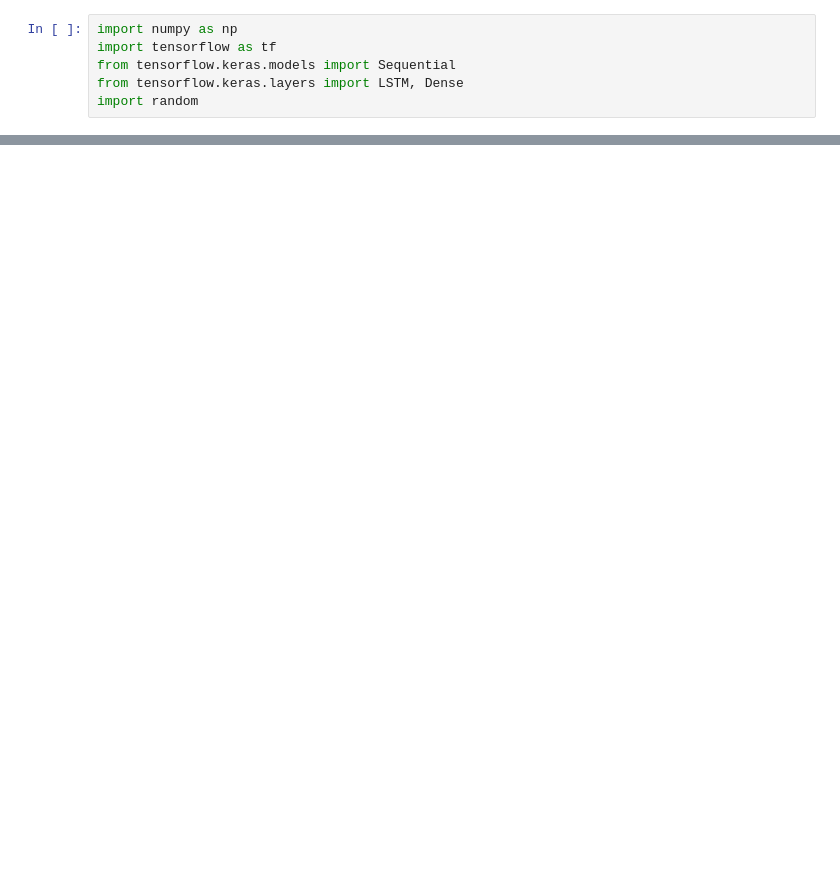
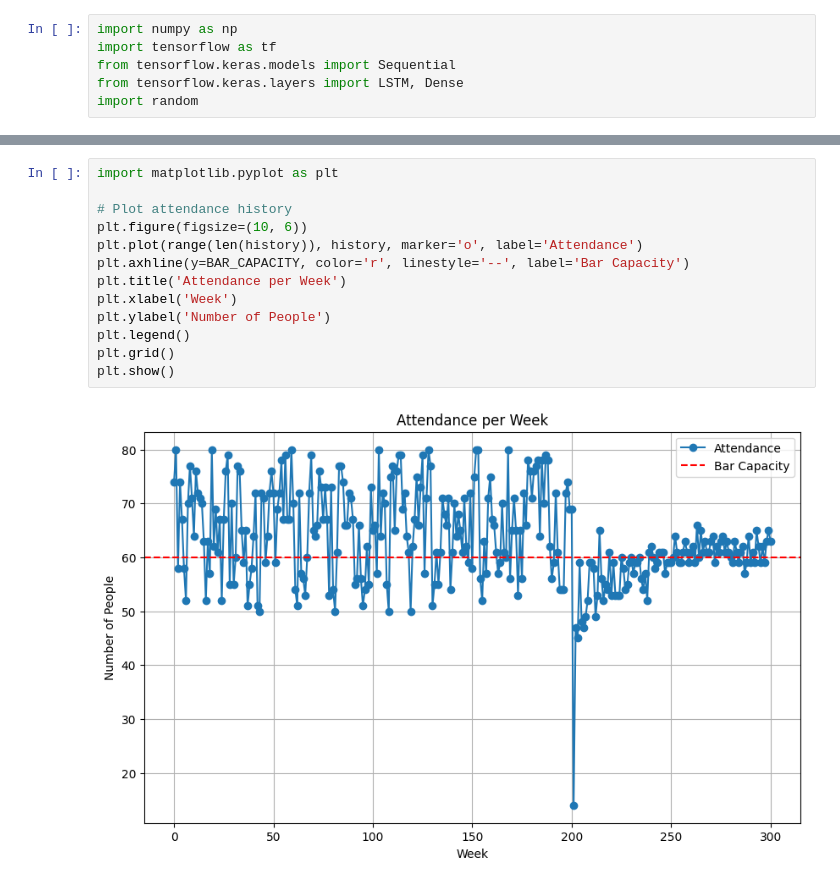
Before and after one commit to RRENN02/El-Farol-Bar-Simulation, a Jupyter notebook: Experiments/elfarol.ipynb, the cells around one changed output, grey strips where cells are left out. Drawn from its saved outputs; the diff is of its cells as text; blank space fills up the shorter version.

```diff
--- a/Experiments/elfarol.ipynb
+++ b/Experiments/elfarol.ipynb
@@ -107,0 +318,15 @@ Reward: 0.5
+# %%
+import matplotlib.pyplot as plt
+
+# Plot attendance history
+plt.figure(figsize=(10, 6))
+plt.plot(range(len(history)), history, marker='o', label='Attendance')
+plt.axhline(y=BAR_CAPACITY, color='r', linestyle='--', label='Bar Capacity')
+plt.title('Attendance per Week')
+plt.xlabel('Week')
+plt.ylabel('Number of People')
+plt.legend()
+plt.grid()
+plt.show()
+# %% [output]
+[figure, added]
```
Also changed, not shown: parts of 11 cells of this notebook, 1 other file.
